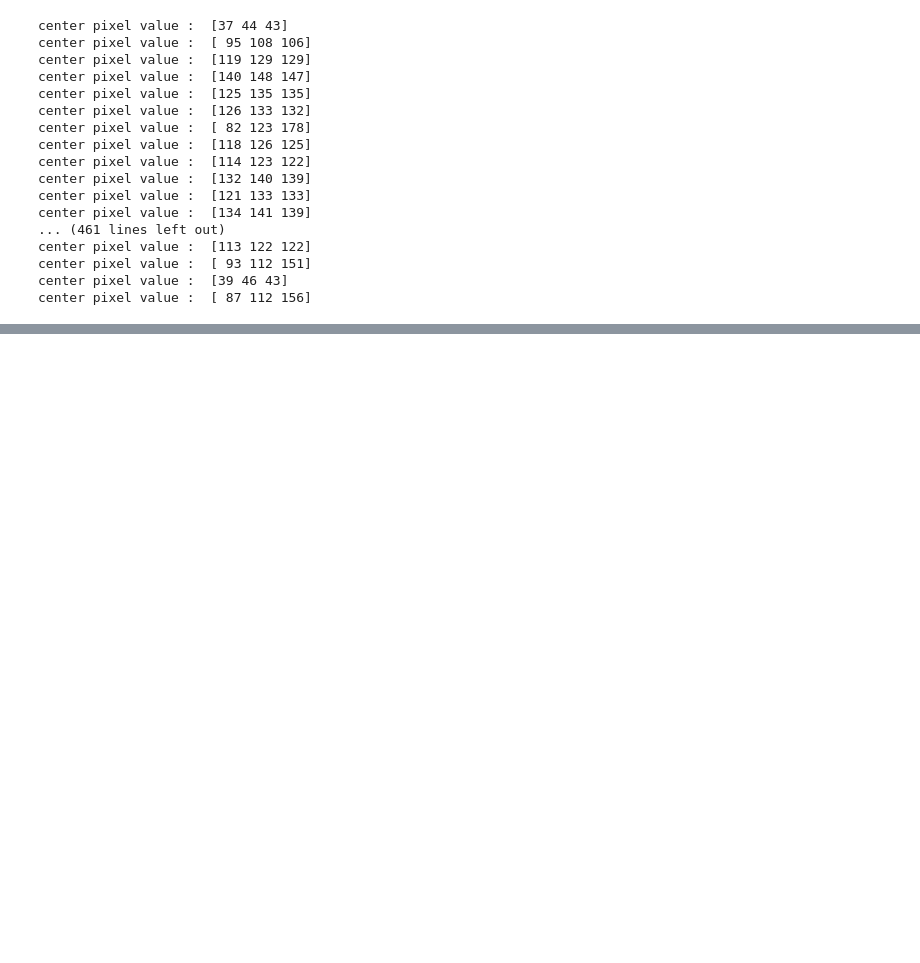
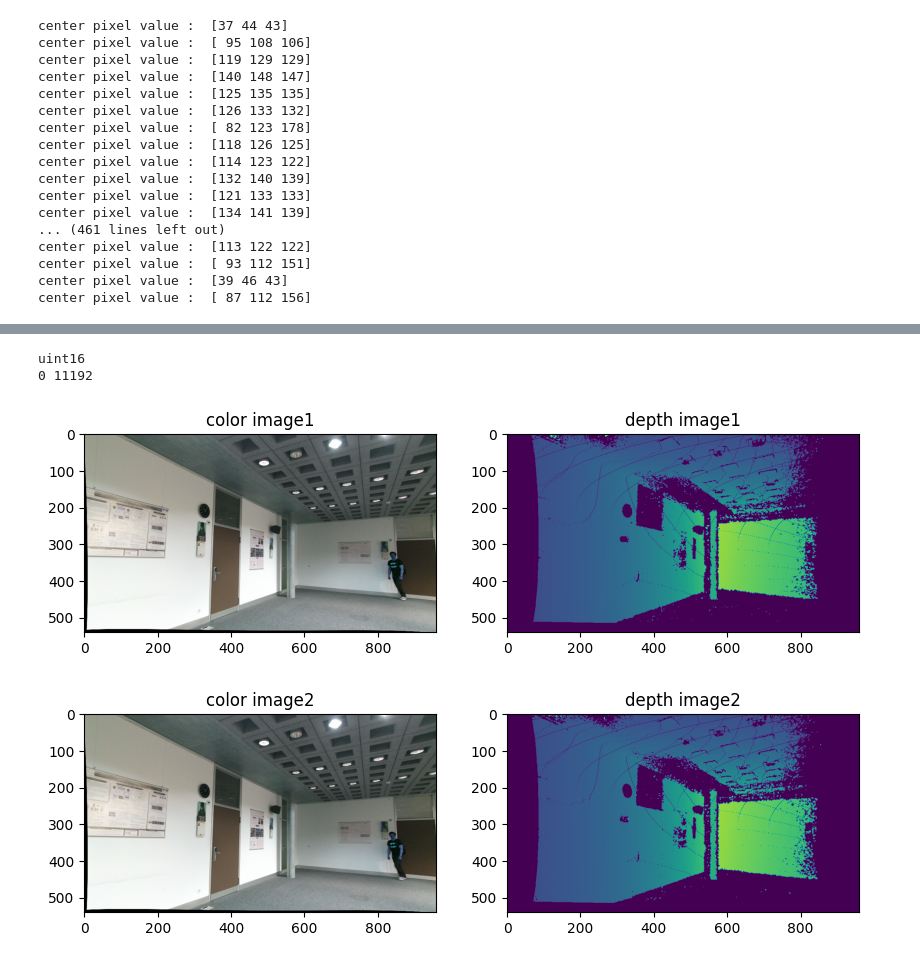
Before and after one commit to doleebest/CVL_practice, a Jupyter notebook: practice1.ipynb, the cells around one changed output, grey strips where cells are left out. Cells and saved outputs as stored; diff of their text form; code cells hidden in the pictures; blank space fills up the shorter version.

Commit message:
color image aligns with depth image

```diff
--- a/practice1.ipynb
+++ b/practice1.ipynb
@@ -47,0 +60,42 @@ center pixel value :  [ 87 112 156]
+# %%
+# display images
+# color image right next to depth img
+# use matplolib subplot
+
+#load route
+color_image1 = cv2.imread('2018-04-20-10-04-11/kinect/color/1524211452545791624.png')
+color_image2 = cv2.imread('2018-04-20-10-04-11/kinect/color/1524211452606606063.png')
+
+depth_image1 = np.load('2018-04-20-10-04-11/kinect/depth/1524211452432110513.npy')
+depth_image2 = np.load('2018-04-20-10-04-11/kinect/depth/1524211452465143660.npy')
+
+# by prof.david
+print(depth_image1.dtype)
+print(np.amin(depth_image1),np.amax(depth_image2))
+
+plt.figure(figsize=(10,7))
+
+plt.subplot(1,2,1)
+plt.imshow(color_image1)
+plt.title('color image1')
+
+plt.subplot(1,2,2)
+plt.imshow(depth_image1)
+plt.title('depth image1')
+plt.show()
+
+plt.figure(figsize=(10,7))
+
+plt.subplot(1,2,1)
+plt.imshow(color_image2)
+plt.title('color image2')
+
+plt.subplot(1,2,2)
+plt.imshow(depth_image2)
+plt.title('depth image2')
+plt.show()
+# %% [output]
+uint16
+0 11192
+[figure, added]
+[figure, added]
```
Also changed, not shown: parts of 4 cells of this notebook.
